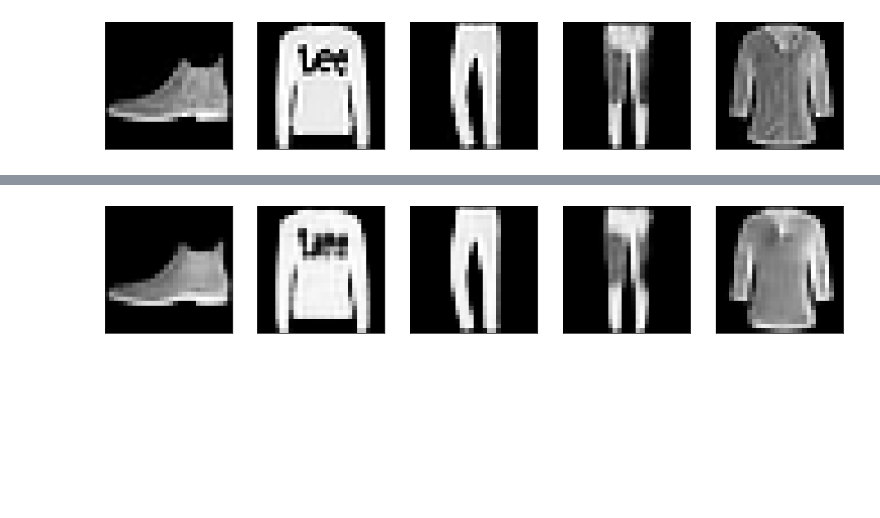
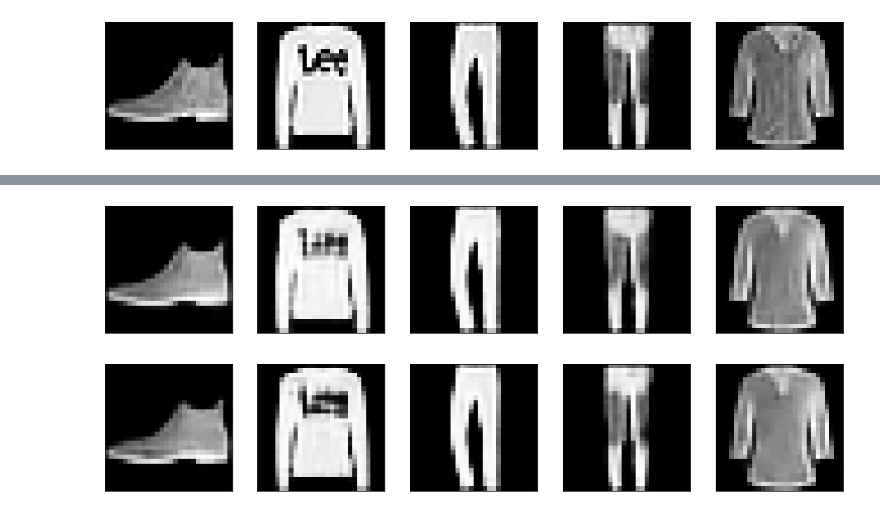
Before and after one commit to Thirdsense3/VisualComputing_test, a Jupyter notebook: [기말_과제_1]_Fashion_MNIST_AutoEncoder.ipynb, the cells around one changed output, grey strips where cells are left out. Cells and saved outputs as stored; diff of their text form; code cells hidden in the pictures; blank space fills up the shorter version.

```diff
--- a/[기말_과제_1]_Fashion_MNIST_AutoEncoder.ipynb
+++ b/[기말_과제_1]_Fashion_MNIST_AutoEncoder.ipynb
@@ -342,10 +440,23 @@ fig = plt.figure(figsize=(16, 10))
 
 for i in range(5):
     axes = fig.add_subplot(1, 5, i+1)
-    axes.imshow(recons_channel_Parallel[i], cmap='gray')
+    axes.imshow(recons_spatial[i], cmap='gray')
     axes.set_xticks([])
     axes.set_yticks([])
 
 plt.show()
 # %% [output]
-[figure, old version]
+[figure, new version]
+# %%
+# Predictions Visualization
+fig = plt.figure(figsize=(16, 10))
+
+for i in range(5):
+    axes = fig.add_subplot(1, 5, i+1)
+    axes.imshow(recons_Serial[i], cmap='gray')
+    axes.set_xticks([])
+    axes.set_yticks([])
+
+plt.show()
+# %% [output]
+[figure, added]
```
Also changed, not shown: parts of 14 cells of this notebook.
